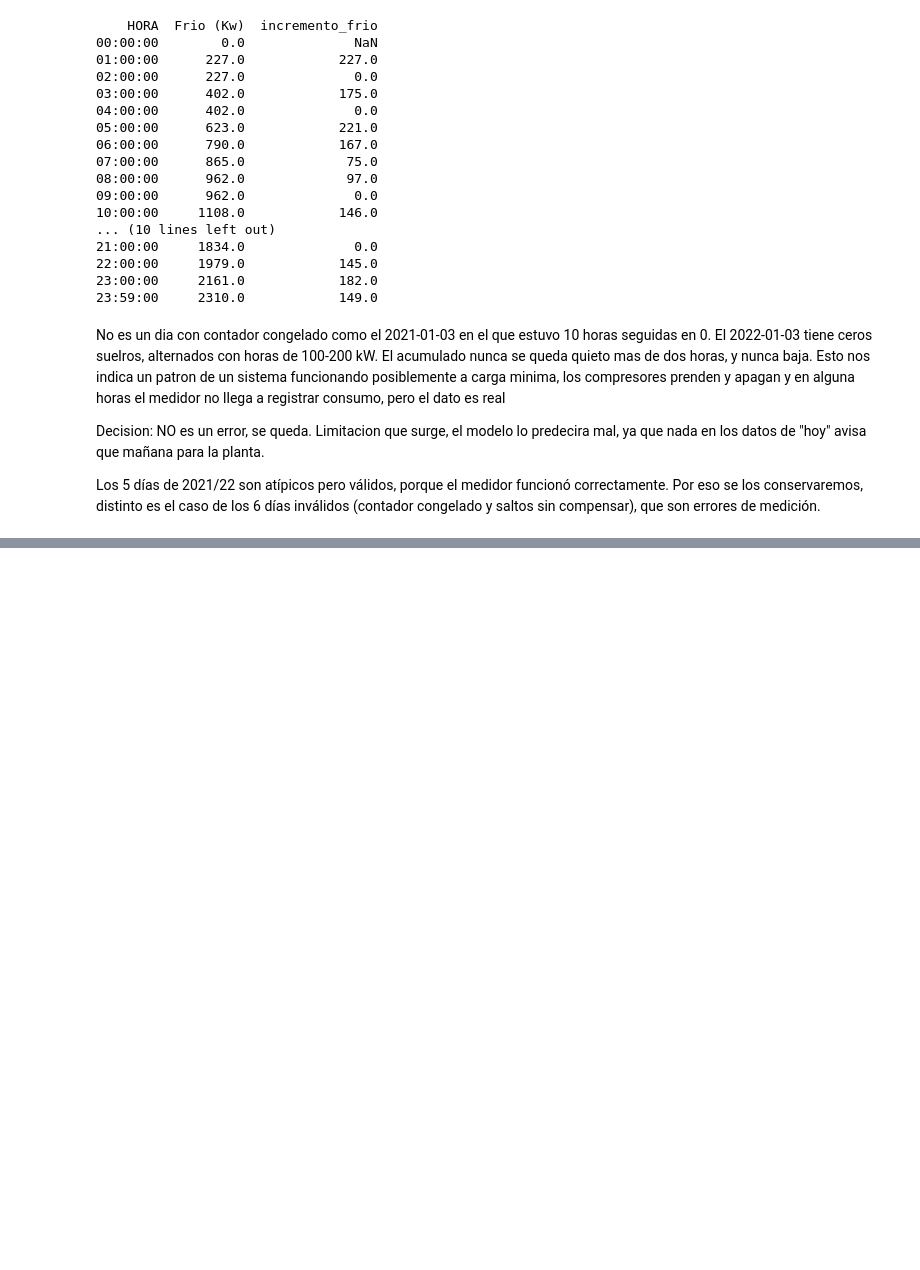
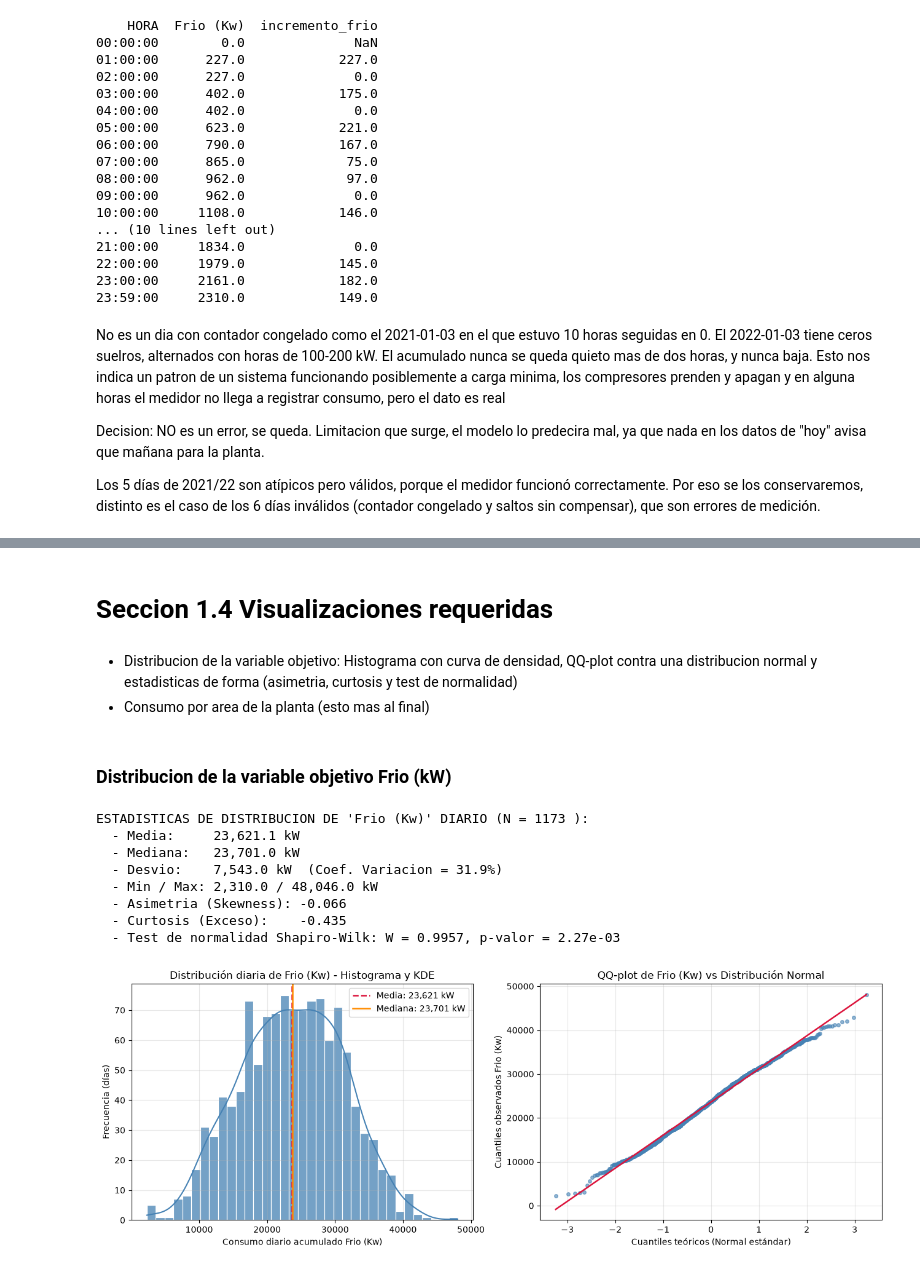
Before and after one commit to s4nt1lu1/tp-final-datos-ii, a Jupyter notebook: notebooks/eda.ipynb, the cells around one changed output, grey strips where cells are left out. Cells and saved outputs as stored; diff of their text form; code cells hidden in the pictures; blank space fills up the shorter version.

```diff
--- a/notebooks/eda.ipynb
+++ b/notebooks/eda.ipynb
@@ -977,0 +1312,69 @@ Los 5 días de 2021/22 son atípicos pero válidos, porque el medidor funcionó
+# %% [markdown]
+# Seccion 1.4 Visualizaciones requeridas
+# %% [markdown]
+- Distribucion de la variable objetivo: Histograma con curva de densidad, QQ-plot contra una distribucion normal y estadisticas de forma (asimetria, curtosis y test de normalidad)
+- Consumo por area de la planta (esto mas al final)
+# %% [markdown]
+### Distribucion de la variable objetivo Frio (kW)
+# %%
+from scipy import stats
+
+serie_target = df_diario_limpio["Frio (Kw)"].dropna()
+
+# Estadisticas de distribucion y normalidad
+media_t = serie_target.mean()
+mediana_t = serie_target.median()
+desvio_t = serie_target.std()
+asimetria = serie_target.skew()
+curtosis = serie_target.kurtosis()
+stat_shapiro, p_shapiro = stats.shapiro(serie_target)
+
+
+print("ESTADISTICAS DE DISTRIBUCION DE 'Frio (Kw)' DIARIO (N =", len(serie_target), "):")
+print(f"  - Media:     {media_t:,.1f} kW")
+print(f"  - Mediana:   {mediana_t:,.1f} kW")
+print(f"  - Desvio:    {desvio_t:,.1f} kW  (Coef. Variacion = {desvio_t / media_t * 100:.1f}%)")
+print(f"  - Min / Max: {serie_target.min():,.1f} / {serie_target.max():,.1f} kW")
+print(f"  - Asimetria (Skewness): {asimetria:.3f}")
+print(f"  - Curtosis (Exceso):    {curtosis:.3f}")
+print(f"  - Test de normalidad Shapiro-Wilk: W = {stat_shapiro:.4f}, p-valor = {p_shapiro:.2e}")
+
+
+# Visualizacion requerida (1.4): Histograma con KDE + QQ-plot
+fig, axes = plt.subplots(1, 2, figsize=(13, 4.8))
+
+# Panel izquierdo: Histograma + KDE + Media y Mediana
+sns.histplot(serie_target, bins=35, kde=True, color="steelblue", edgecolor="white", alpha=0.75, ax=axes[0])
+axes[0].axvline(media_t, color="crimson", linestyle="--", linewidth=1.8, label=f"Media: {media_t:,.0f} kW")
+axes[0].axvline(mediana_t, color="darkorange", linestyle="-", linewidth=1.8, label=f"Mediana: {mediana_t:,.0f} kW")
+axes[0].set_title("Distribución diaria de Frio (Kw) - Histograma y KDE")
+axes[0].set_xlabel("Consumo diario acumulado Frio (Kw)")
+axes[0].set_ylabel("Frecuencia (días)")
+axes[0].legend()
+axes[0].grid(alpha=0.3)
+
+# Panel derecho: QQ-plot contra distribucion normal teorica
+stats.probplot(serie_target, dist="norm", plot=axes[1])
+axes[1].get_lines()[0].set_markerfacecolor("steelblue")
+axes[1].get_lines()[0].set_markeredgecolor("steelblue")
+axes[1].get_lines()[0].set_alpha(0.6)
+axes[1].get_lines()[0].set_markersize(4)
+axes[1].get_lines()[1].set_color("crimson")
+axes[1].get_lines()[1].set_linewidth(1.8)
+axes[1].set_title("QQ-plot de Frio (Kw) vs Distribución Normal")
+axes[1].set_xlabel("Cuantiles teóricos (Normal estándar)")
+axes[1].set_ylabel("Cuantiles observados Frio (Kw)")
+axes[1].grid(alpha=0.3)
+
+plt.tight_layout()
+plt.show()
+# %% [output]
+ESTADISTICAS DE DISTRIBUCION DE 'Frio (Kw)' DIARIO (N = 1173 ):
+  - Media:     23,621.1 kW
+  - Mediana:   23,701.0 kW
+  - Desvio:    7,543.0 kW  (Coef. Variacion = 31.9%)
+  - Min / Max: 2,310.0 / 48,046.0 kW
+  - Asimetria (Skewness): -0.066
+  - Curtosis (Exceso):    -0.435
+  - Test de normalidad Shapiro-Wilk: W = 0.9957, p-valor = 2.27e-03
+[figure, added]
```
Also changed, not shown: parts of 16 cells of this notebook, 1 other file.
